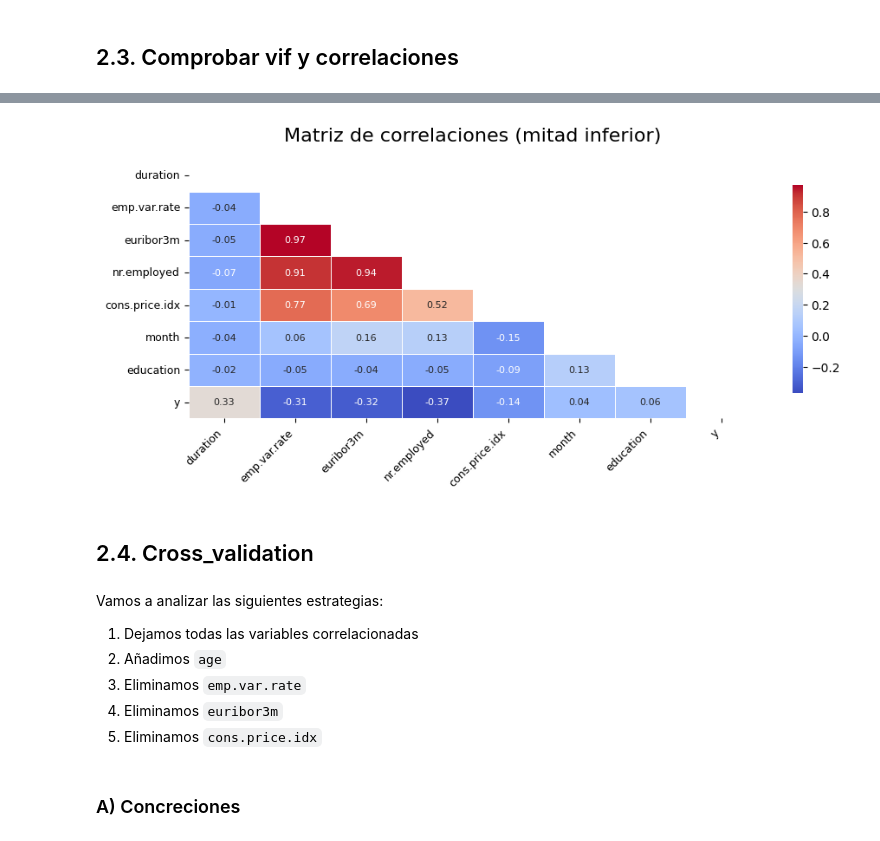
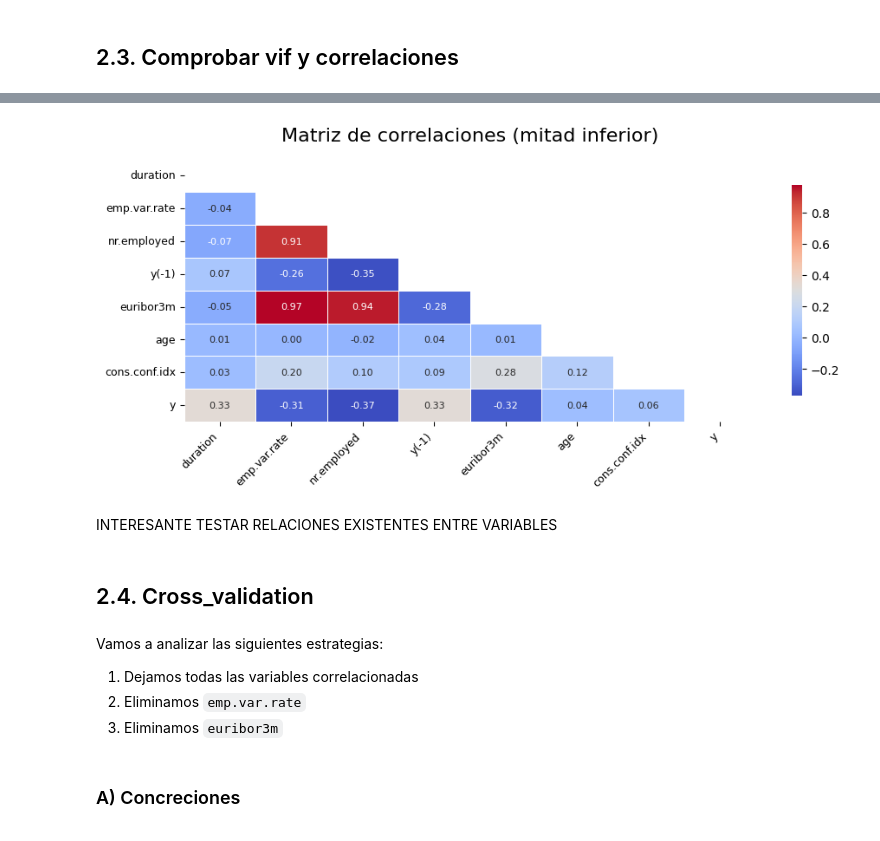
Before and after one commit to jjimvar/intro-ml, a Jupyter notebook: src/01-logistic-regression.ipynb, the cells around one changed output, grey strips where cells are left out. Cells and saved outputs as stored; diff of their text form; code cells hidden in the pictures.

```diff
--- a/src/01-logistic-regression.ipynb
+++ b/src/01-logistic-regression.ipynb
@@ -1166,7 +1331,7 @@ df_shap_imp
 # %%
 #Añadimos resultados a un único df
 df_importances = (
-    df_rf_imp.drop(columns="rf_importance_acum")
+    df_rf_imp
     .merge(df_perm_imp, on='feature', how='outer')
     .merge(df_shap_imp, on='feature', how='outer')
 ).sort_values('perm_imp', ascending=False)
@@ -1194,6 +1359,6 @@ df_importances
 # %%
 # Eliminamos aquellas con un permutation importance negativo
-df_filt=df_importances[(df_importances["rf_importance"]>1.5)&(df_importances["perm_imp"]>0)&(df_importances["shap_imp"]>1)]
-df_filt
+df_sel=df_importances[(df_importances["rf_importance"]>2)&(df_importances["shap_imp"]>1.8)]
+df_sel
 # %% [output]
 |  | feature | rf_importance | perm_imp | shap_imp |
@@ -1207,4 +1374,14 @@ df_filt
 # %%
-# Categorias eliminadas
-df_importances["feature"][(df_importances["perm_imp"]<0)].to_list()
+# RESUMEN DE LA SELECCIÓN
+## Eliminados
+elm=df_importances["feature"][(df_importances["rf_importance"]<2)|(df_importances["shap_imp"]<1.8)].to_list()
+## Seleccionados
+sel=df_sel["feature"].tolist()
+
+# Texto
+print(f"{len(elm)} columnas eliminadas:")
+print(elm)
+print("-"*120)
+print(f"{len(sel)} columnas seleccionadas:")
+print(sel)
 # %% [output]
@@ -1232,7 +1400,7 @@ feature
 # %%
 # VIF
-## Variable Xi: añdimos cte. para no sumir que regresión pasa por  (0,0)
-x_vif=add_constant(X_train_imp_filt[feature])
+## Variable Xi: añdimos cte. para no asumir que regresión pasa por (0,0) y tener problemas con R2 de vif
+x_vif=add_constant(X_train_sel[sel])
 
 ## Cálculo: x_vif.values (array con los datos), i valor de la columna que asuma Yi
 vif = pd.Series([variance_inflation_factor(x_vif.values, i) for i in range(x_vif.shape[1])], index=x_vif.columns).drop(index="const")
@@ -1246,35 +1423,35 @@ dtype: float64
 # %%
 #Análisis de correlaciones entre regresores
 x_vif.drop(columns="const", axis=1, inplace=True)
-x_vif['y'] = y_train_filt
+x_vif['y'] = y_train_sel
 corr = x_vif.corr()
 
 #Mapa de correlaciones
 plt.figure(figsize=(10, 5))
 sns.heatmap(
     corr, mask=np.triu(np.ones_like(corr, dtype=bool)),
     cmap='coolwarm',
     annot=True, fmt=".2f", linewidths=.5,
     cbar_kws={"shrink": .8},
     annot_kws={"size": 8}
 )
 plt.title("Matriz de correlaciones (mitad inferior)", fontsize=16, pad=15)
 plt.xticks(rotation=45, ha='right', fontsize=9)
 plt.yticks(fontsize=9)
 plt.tight_layout(pad=3.0)
 plt.show()
 # %% [output]
-[figure, old version]
+[figure, new version]
+# %% [markdown]
+INTERESANTE TESTAR RELACIONES EXISTENTES ENTRE VARIABLES
 # %% [markdown]
 ## 2.4. Cross_validation
 # %% [markdown]
 Vamos a analizar las siguientes estrategias:
 
 1. Dejamos todas las variables correlacionadas
-2. Añadimos ``age``
-3. Eliminamos ``emp.var.rate``
-4. Eliminamos ``euribor3m``
-5. Eliminamos ``cons.price.idx``
+2. Eliminamos ``emp.var.rate``
+3. Eliminamos ``euribor3m``
 # %% [markdown]
 ### A) Concreciones
 # %%
```
Also changed, not shown: parts of 171 cells of this notebook, 6 other files.
